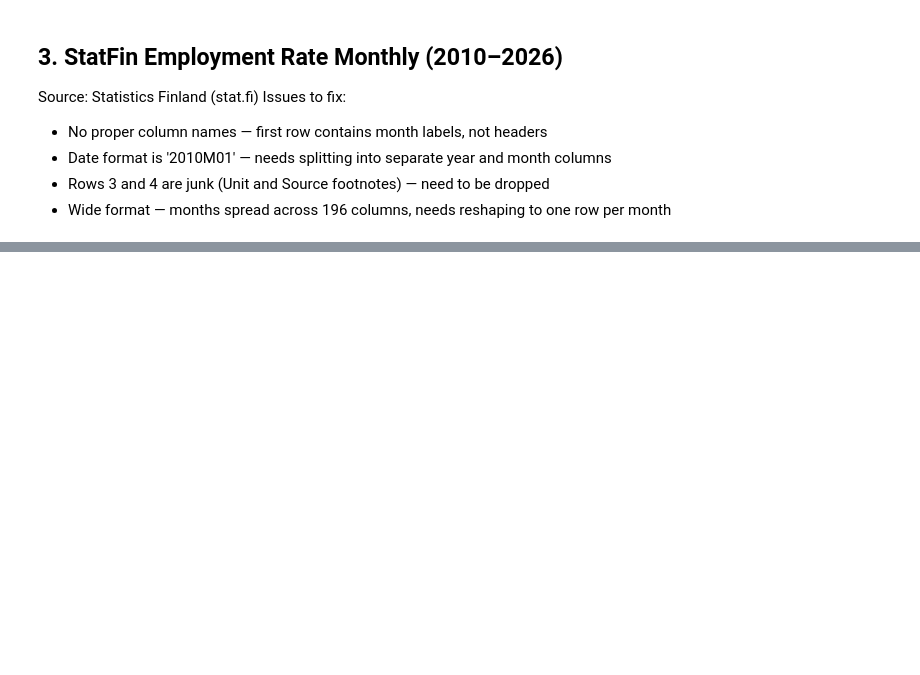
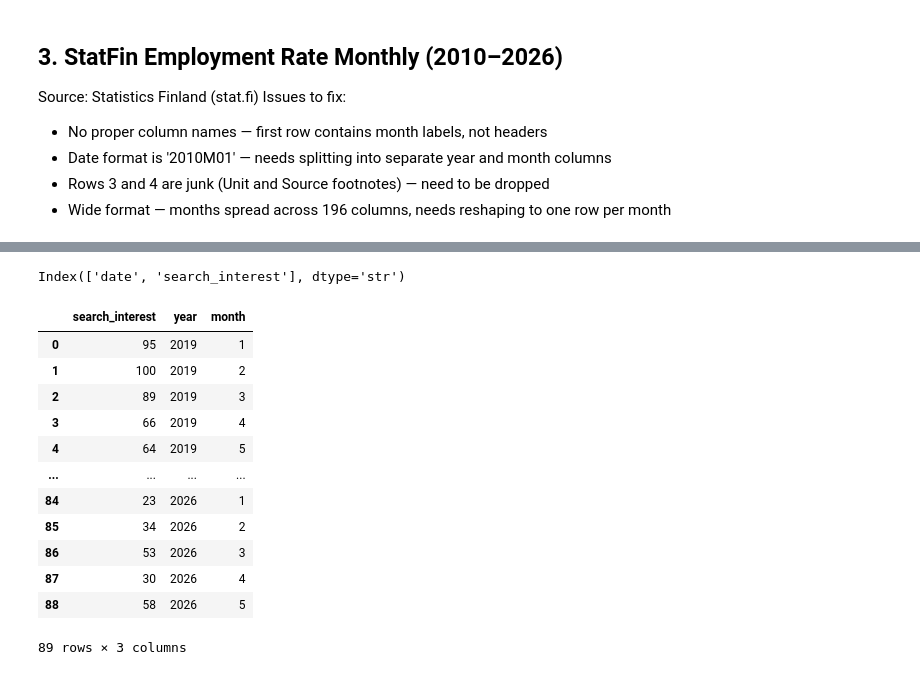
Before and after one commit to shreyakhetani/finland-labor-market-gig-shift-2019-2026, a Jupyter notebook: Scripts/Clean_data.ipynb, the cells around one changed output, grey strips where cells are left out. Saved outputs shown, nothing was run; the diff lists cells and outputs as text; code cells hidden in the pictures; blank space fills up the shorter version.

```diff
--- a/Scripts/Clean_data.ipynb
+++ b/Scripts/Clean_data.ipynb
@@ -269,2 +383,2 @@ df_eurostat=pd.read_csv('../data/raw/eurostat_unemployment_monthly_eu_2025.csv')
 # %%
-df_trends_yrittajaksi=pd.read_csv('../data/raw/google_trends_yrittajaksi_2019_2026.csv')
+df_trends_yrittajaksi=pd.read_csv('../data/raw/google_trends_yrittajaksi_2019_2026.csv', skiprows=1)
@@ -270,0 +394,25 @@ df_trends_yrittajaksi=pd.read_csv('../data/raw/google_trends_yrittajaksi_2019_20
+# %%
+# Rename columns to clean lowercase names
+df_trends_yrittajaksi.columns = ['date', 'search_interest']
+# %%
+df_trends_yrittajaksi.columns
+# %% [output]
+Index(['date', 'search_interest'], dtype='str')
+# %%
+# Split '2019-01-01' into separate year and month integer columns
+df_trends_yrittajaksi['year'] = df_trends_yrittajaksi['date'].str[:4].astype(int)
+df_trends_yrittajaksi['month'] =df_trends_yrittajaksi['date'].str[5:].astype(int)
+# %% [output]
+|  | search_interest | year | month |
+| 0 | 95 | 2019 | 1 |
+| 1 | 100 | 2019 | 2 |
+| 2 | 89 | 2019 | 3 |
+| 3 | 66 | 2019 | 4 |
+| 4 | 64 | 2019 | 5 |
+| ... | ... | ... | ... |
+| 84 | 23 | 2026 | 1 |
+| 85 | 34 | 2026 | 2 |
+| 86 | 53 | 2026 | 3 |
+| 87 | 30 | 2026 | 4 |
+| 88 | 58 | 2026 | 5 |
+89 rows × 3 columns
```
Also changed, not shown: parts of 45 cells of this notebook, 5 other files.
